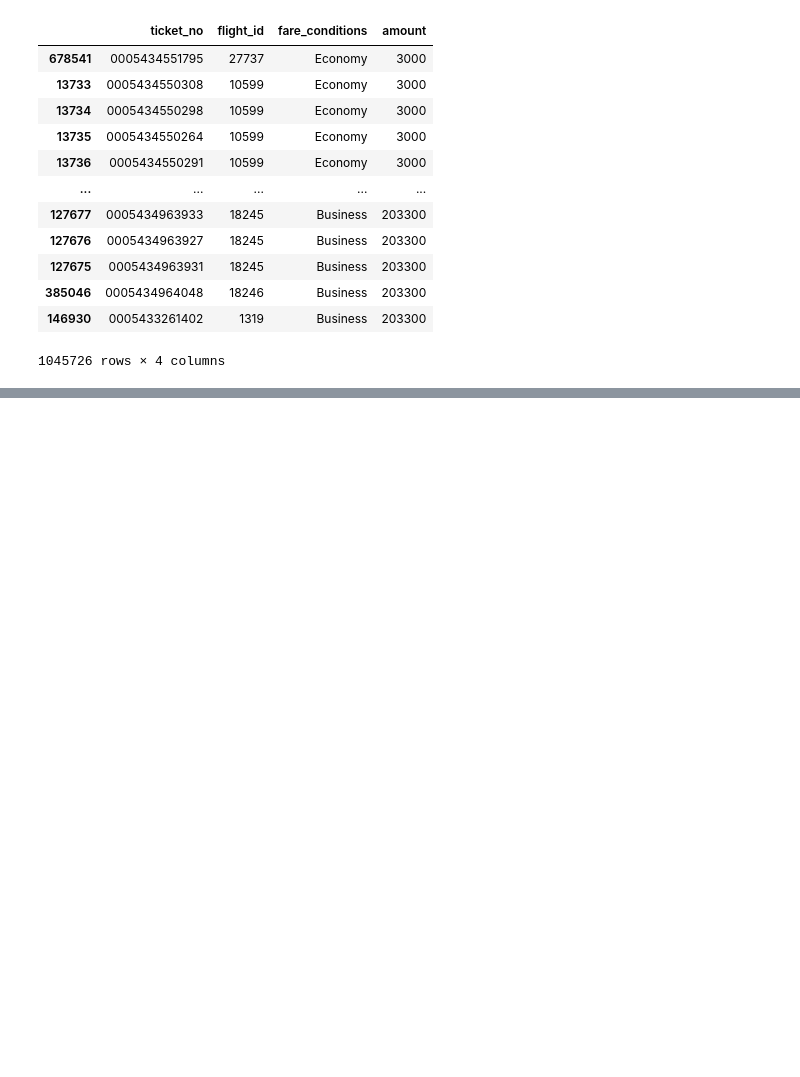
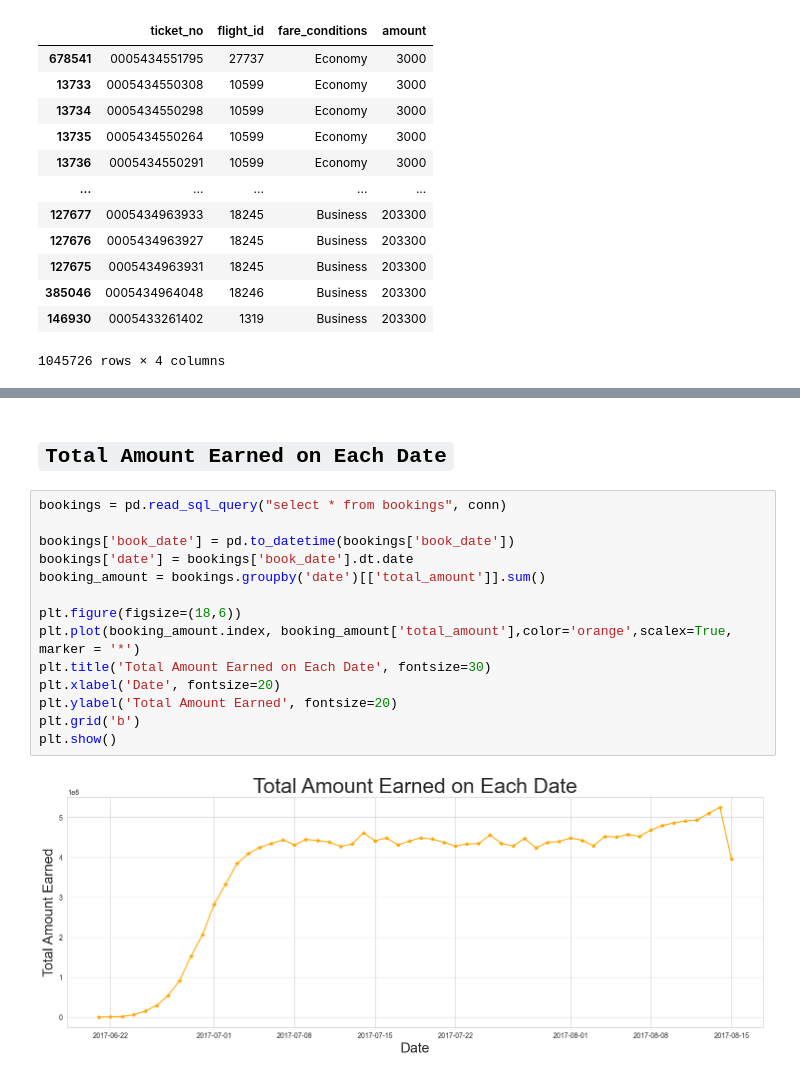
Before and after one commit to satyam1256/Airlines, a Jupyter notebook: file.ipynb, the cells around one changed output, grey strips where cells are left out. Drawn from its saved outputs; the diff is of its cells as text; blank space fills up the shorter version.

```diff
--- a/file.ipynb
+++ b/file.ipynb
@@ -251,0 +358,18 @@ ticket_flights.sort_values(by = 'amount', ascending = True)
+# %% [markdown]
+## `Total Amount Earned on Each Date`
+# %%
+bookings = pd.read_sql_query("select * from bookings", conn)
+
+bookings['book_date'] = pd.to_datetime(bookings['book_date'])
+bookings['date'] = bookings['book_date'].dt.date
+booking_amount = bookings.groupby('date')[['total_amount']].sum()
+
+plt.figure(figsize=(18,6))
+plt.plot(booking_amount.index, booking_amount['total_amount'],color='orange',scalex=True, marker = '*')
+plt.title('Total Amount Earned on Each Date', fontsize=30)
+plt.xlabel('Date', fontsize=20)
+plt.ylabel('Total Amount Earned', fontsize=20)
+plt.grid('b')
+plt.show()
+# %% [output]
+[figure, added]
```
Also changed, not shown: parts of 14 cells of this notebook, 2 other files.
